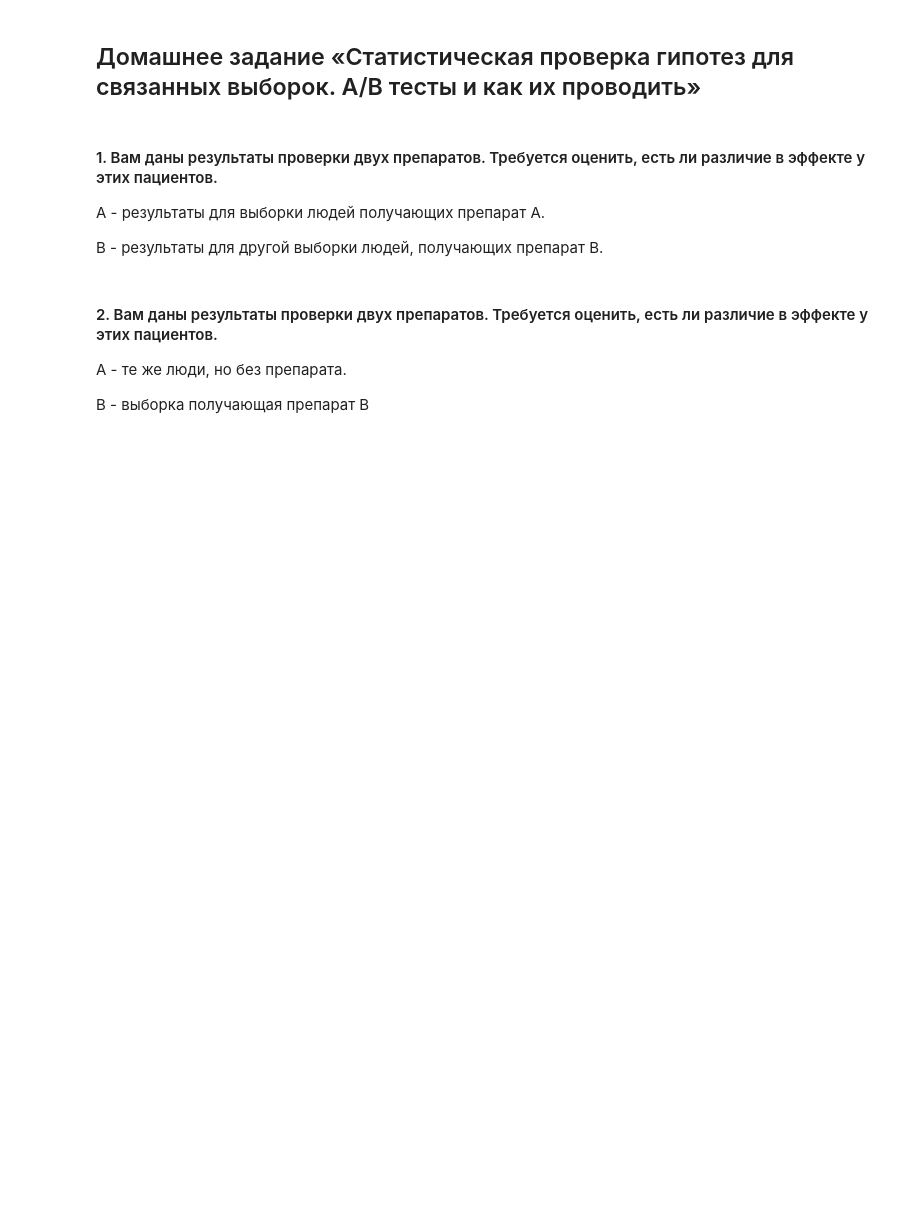
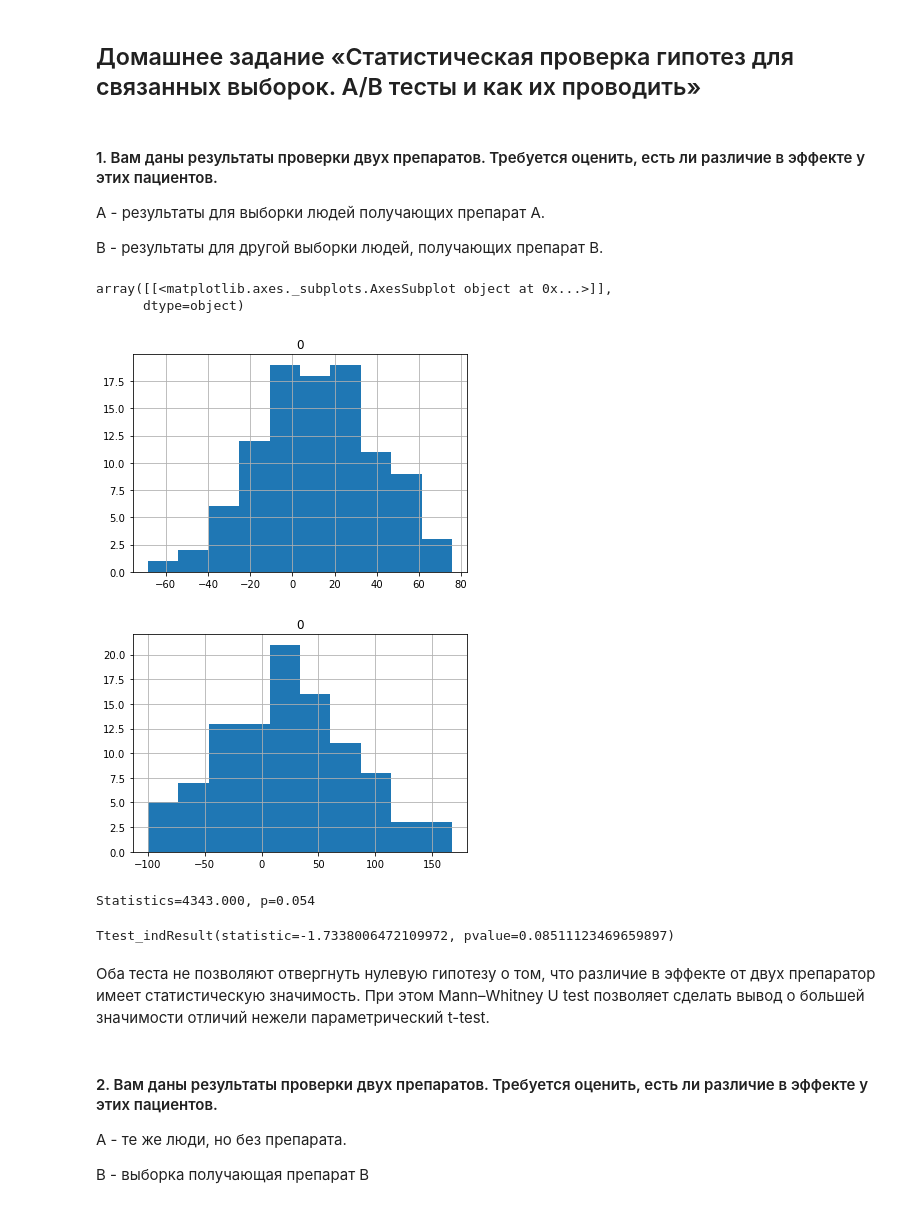
Before and after one commit to Dmitry-V-Makarov/Netology, a Jupyter notebook: pyda-13/hw/21.HW_AB_ANOVA.ipynb, the cells around one changed output. Cells and saved outputs as stored; diff of their text form; code cells hidden in the pictures; blank space fills up the shorter version.

```diff
--- a/pyda-13/hw/21.HW_AB_ANOVA.ipynb
+++ b/pyda-13/hw/21.HW_AB_ANOVA.ipynb
@@ -11,9 +11,32 @@ A - результаты для выборки людей получающих
 
 B - результаты для другой выборки людей, получающих препарат B.
 # %%
+# независимые выборки
 np.random.seed(11)
 A=stats.norm.rvs(scale=30,loc=11,size=100)
 B=A+stats.norm.rvs(scale=54,loc=11,size=100)
+
+pd.DataFrame(A).hist(bins = 10)
+pd.DataFrame(B).hist(bins = 10)
+# %% [output]
+array([[<matplotlib.axes._subplots.AxesSubplot object at 0x...>]],
+      dtype=object)
+[figure, added]
+[figure, added]
+# %%
+# непараметрический тест
+from scipy.stats import mannwhitneyu
+stat, p = mannwhitneyu(A, B) # U-тест Манна-Уитни
+print('Statistics=%.3f, p=%.3f' % (stat, p))
+# %% [output]
+Statistics=4343.000, p=0.054
+# %%
+# параметрический тест
+stats.ttest_ind(A, B, equal_var = False)
+# %% [output]
+Ttest_indResult(statistic=-1.7338006472109972, pvalue=0.08511123469659897)
+# %% [markdown]
+Оба теста не позволяют отвергнуть нулевую гипотезу о том, что различие в эффекте от двух препаратор имеет статистическую значимость. При этом Mann–Whitney U test позволяет сделать вывод о большей значимости отличий нежели параметрический t-test.
 # %% [markdown]
 #### 2. Вам даны результаты проверки двух препаратов. Требуется оценить, есть ли различие в эффекте у этих пациентов.
 
```
Also changed, not shown: parts of 25 cells of this notebook, 2 other files.
